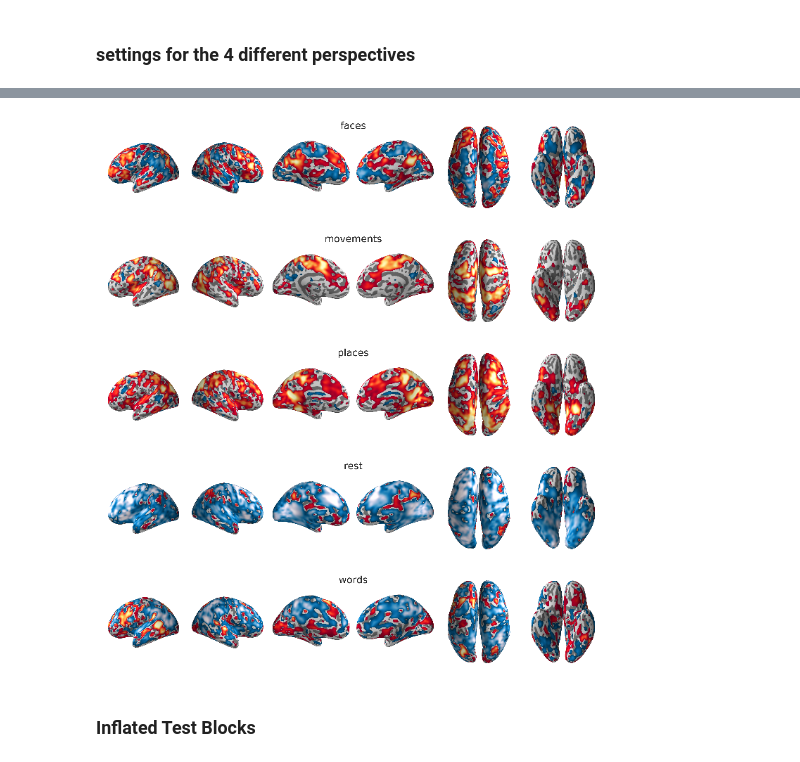
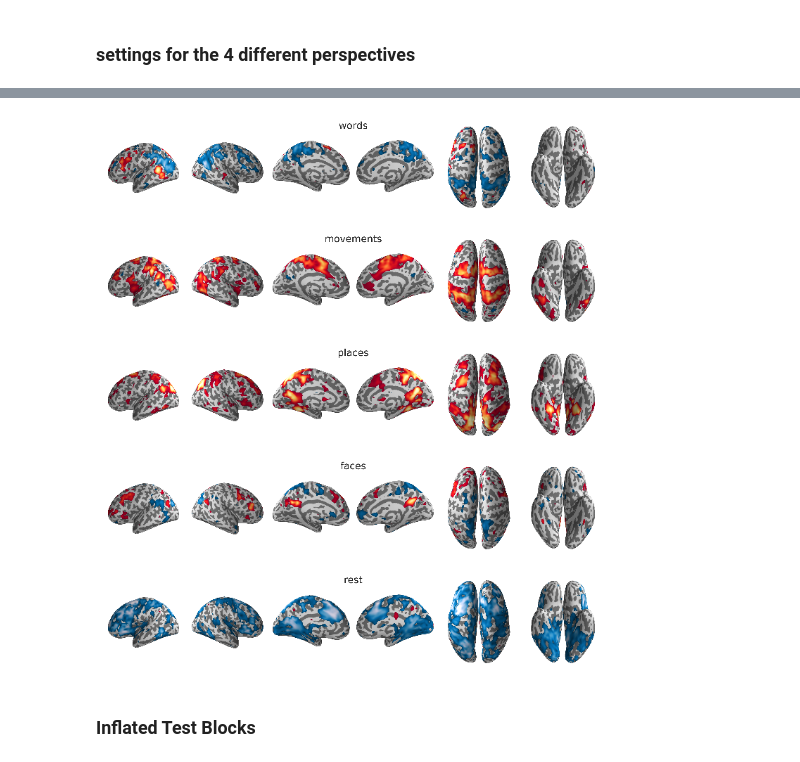
Before and after one commit to mwegrzyn/thoughtExperiment, a Jupyter notebook: notebooks/_005_brainPlotsWithPySurfer.ipynb, the cells around one changed output, grey strips where cells are left out. Cells and saved outputs as stored; diff of their text form; code cells hidden in the pictures.

Commit message:
updated maps for training data

```diff
--- a/notebooks/_005_brainPlotsWithPySurfer.ipynb
+++ b/notebooks/_005_brainPlotsWithPySurfer.ipynb
@@ -81,11 +81,13 @@ reg_file = os.path.join("../data/wrrun000Reg.dat")
 # %%
-for cond,myMin in zip(['faces','movements','places','words','rest'],
-                      [0.08,0.22,0.14,0.08,0.06]):
+myMin = 3.31 # p<0.001
+#myMin = 4.95 # p<10^-7 / p<0.000001
 
-    thisMap = '../meanTraining/meanCond_%s.nii.gz'%cond
+for cond in ['faces','movements','places','words','rest']:
 
-    surf_data_lh = project_volume_data(thisMap,'lh', reg_file,smooth_fwhm=8)
-    surf_data_rh = project_volume_data(thisMap,'rh', reg_file,smooth_fwhm=8)
+    thisMap = '../tMaps/tMap_%s.nii.gz'%cond
+
+    surf_data_lh = project_volume_data(thisMap,'lh', reg_file)
+    surf_data_rh = project_volume_data(thisMap,'rh', reg_file)
     surfDict = {'lh':surf_data_lh,'rh':surf_data_rh}
 
     fig = plt.figure( figsize=(16,3) )
@@ -97,7 +99,7 @@ for cond,myMin in zip(['faces','movements','places','words','rest'],
         ax = plt.subplot(1,6,i+1)
         b = Brain('dnMniBrain', h, 'inflated.15more',background='white',size=s)
 
-        b.add_overlay(surfDict[h], min=myMin, max=1, hemi=h)
+        b.add_overlay(surfDict[h], min=myMin, max=15, hemi=h)
         b.hide_colorbar()
 
         b.show_view(d[view])
@@ -111,7 +113,7 @@ for cond,myMin in zip(['faces','movements','places','words','rest'],
     b = Brain('dnMniBrain', 'both', 'inflated.15more',background='white',size=1000)
     for h in ['lh','rh']:
 
-        b.add_overlay(surfDict[h], min=myMin, max=1, hemi=h)
+        b.add_overlay(surfDict[h], min=myMin, max=15, hemi=h)
         b.hide_colorbar()
 
     b.show_view(d['dorsal'])
@@ -123,7 +125,7 @@ for cond,myMin in zip(['faces','movements','places','words','rest'],
     b = Brain('dnMniBrain', 'both', 'inflated.15more',background='white',size=(1440,1000))
     for h in ['lh','rh']:
 
-        b.add_overlay(surfDict[h], min=myMin, max=1, hemi=h)
+        b.add_overlay(surfDict[h], min=myMin, max=15, hemi=h)
         b.hide_colorbar()
 
     b.show_view(d['ventral'])
@@ -132,7 +134,7 @@ for cond,myMin in zip(['faces','movements','places','words','rest'],
     plt.suptitle(cond,fontsize=22)
     plt.tight_layout()
 
-    plt.savefig('../surfFigs/meanInflated15Plot_%s.png'%cond,dpi=300,bbox_inches='tight')
+    plt.savefig('../surfFigs/tMap15Plot_%s.png'%cond,dpi=300,bbox_inches='tight')
 
     plt.close()
 # %% [output]
@@ -161,14 +163,15 @@ figList
 # %%
 fig = plt.figure(figsize=(16,14))
-for i,im in enumerate(figList):
+for i,im in enumerate(['words','movements','places','faces','rest']):
+    imName = '../surfFigs/tMap15Plot_%s.png'%im
     ax = plt.subplot(5,1,i+1)
-    ax.imshow( Image.open(im) )
+    ax.imshow( Image.open(imName) )
     ax.set_xticks([]);ax.set_yticks([])
     sns.despine(left=True,bottom=True)
-plt.savefig('../figs/meanTrainBrains.png',dpi=600,bbox_inches='tight')
+plt.savefig('../figs/tMapTrainBrains.png',dpi=600,bbox_inches='tight')
 plt.show()
 # %% [output]
-[figure, old version]
+[figure, new version]
 # %% [markdown]
 ### Inflated Test Blocks
 # %%
```
Also changed, not shown: parts of 6 cells of this notebook, 5 other files.
